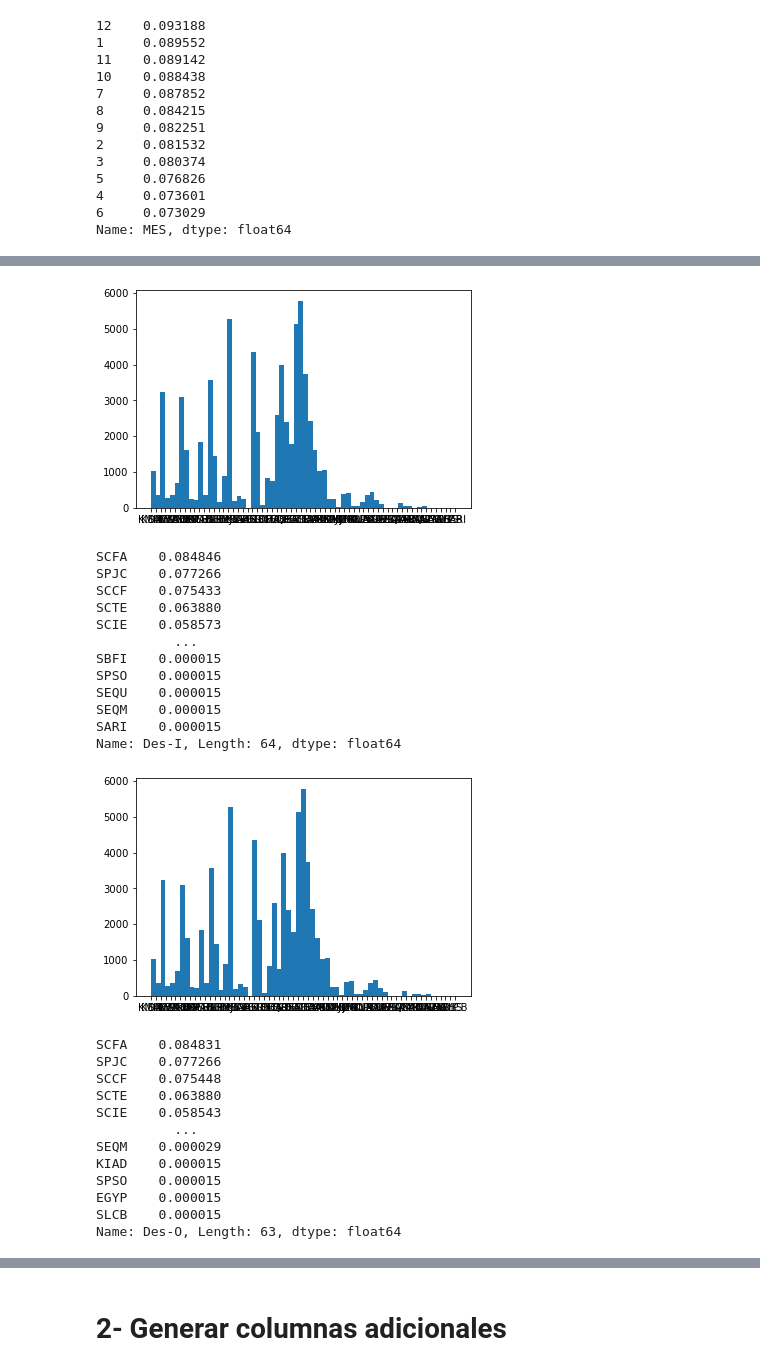
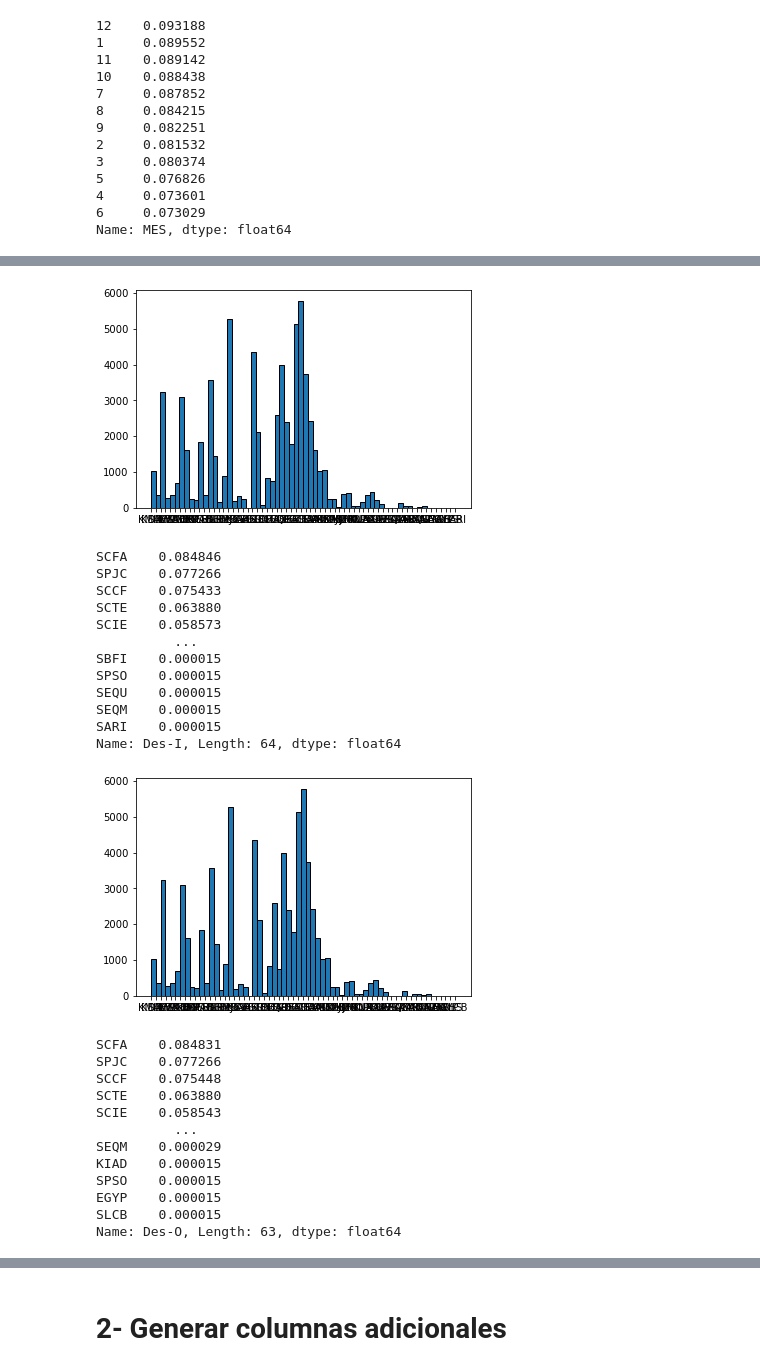
Before and after one commit to nachovalde/Challenge---LATAM-Airlines, a Jupyter notebook: solution.ipynb, the cells around one changed output, grey strips where cells are left out. Cells and saved outputs as stored; diff of their text form; code cells hidden in the pictures.

```diff
--- a/solution.ipynb
+++ b/solution.ipynb
@@ -374,12 +374,12 @@ SCEL    1.0
 Name: Ori-O, dtype: float64
 # %%
 # Distribución de la ciudad de destino programado
-plt.hist(data['Des-I'], data['Des-I'].nunique())
+plt.hist(data['Des-I'], data['Des-I'].nunique(), histtype='bar', ec='black')
 plt.show()
 #data['Des-I'].value_counts()
 data['Des-I'].value_counts(normalize = True)
 # %% [output]
-[figure, old version]
+[figure, new version]
 SCFA    0.084846
 SPJC    0.077266
 SCCF    0.075433
@@ -394,12 +394,12 @@ SARI    0.000015
 Name: Des-I, Length: 64, dtype: float64
 # %%
 # Distribución de la ciudad de destino de operación
-plt.hist(data['Des-O'], data['Des-O'].nunique())
+plt.hist(data['Des-O'], data['Des-O'].nunique(), histtype='bar', ec='black')
 plt.show()
 #data['Des-O'].value_counts()
 data['Des-O'].value_counts(normalize = True)
 # %% [output]
-[figure, old version]
+[figure, new version]
 SCFA    0.084831
 SPJC    0.077266
 SCCF    0.075448
```
Also changed, not shown: parts of 56 cells of this notebook.
